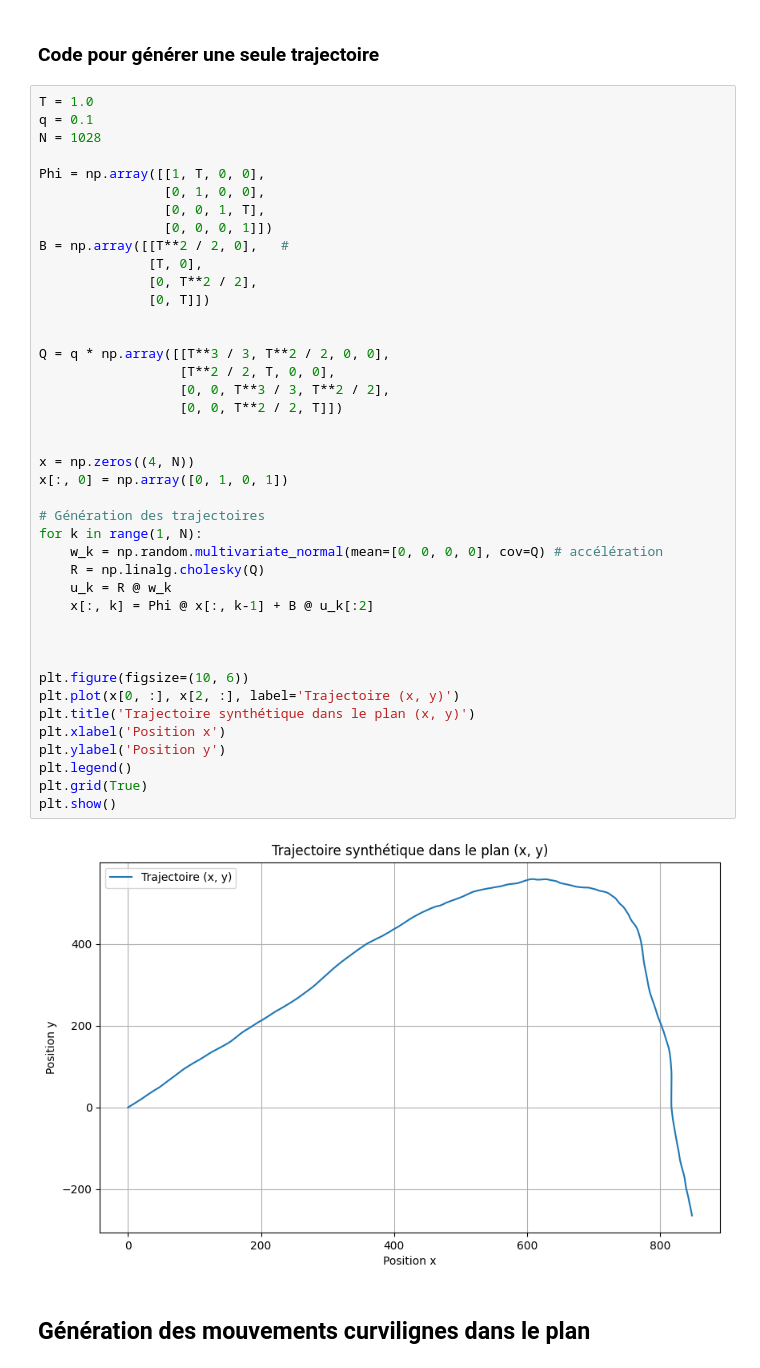
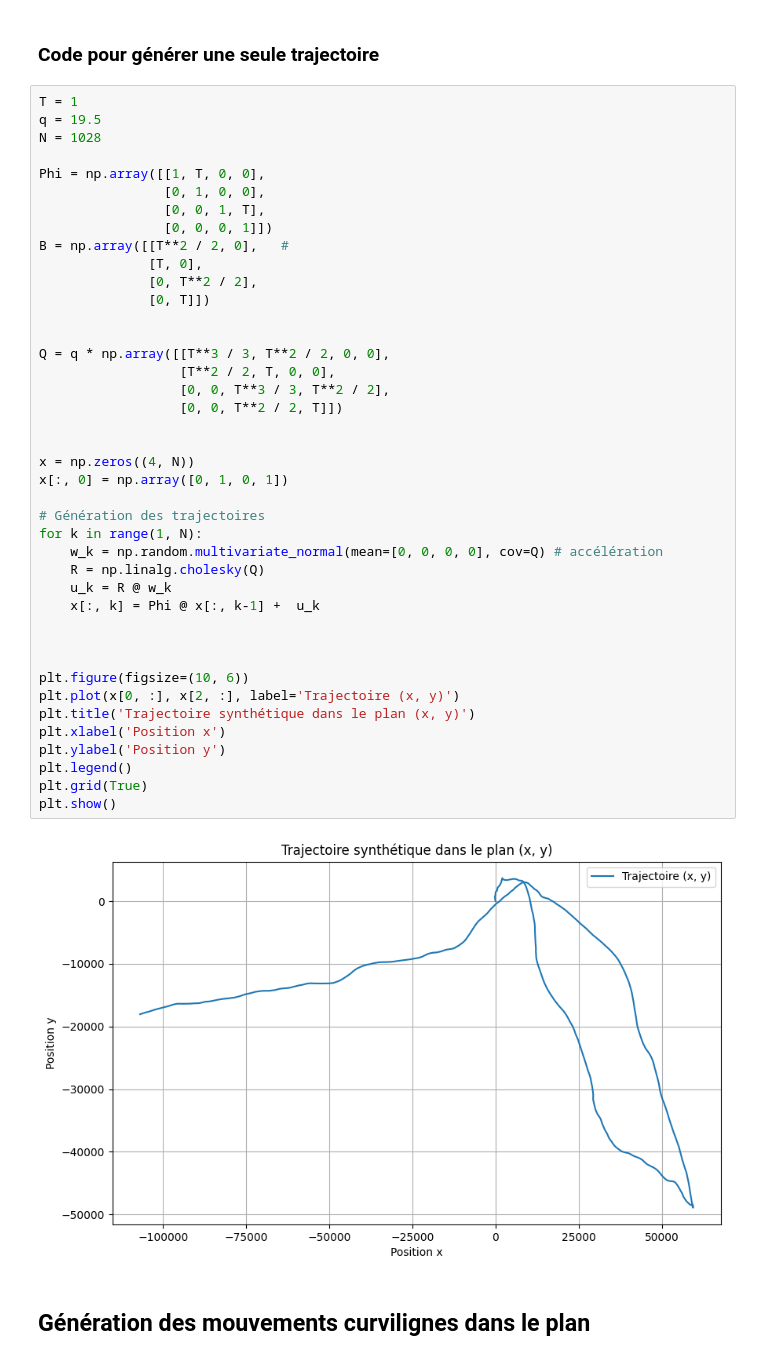
Before and after one commit to getrichthroughcode/Projet-S9, a Jupyter notebook: notebooks/pratique.ipynb, the cells around one changed output. Saved outputs shown, nothing was run; the diff lists cells and outputs as text.

```diff
--- a/notebooks/pratique.ipynb
+++ b/notebooks/pratique.ipynb
@@ -162,8 +162,8 @@ import sys
 # %% [markdown]
 ### **Code pour générer une seule trajectoire**
 # %%
-T = 1.0
-q = 0.1
+T = 1
+q = 19.5
 N = 1028
 
 Phi = np.array([[1, T, 0, 0],
@@ -175,34 +175,34 @@ B = np.array([[T**2 / 2, 0],   #
               [0, T**2 / 2],
               [0, T]])
 
 
 Q = q * np.array([[T**3 / 3, T**2 / 2, 0, 0],
                   [T**2 / 2, T, 0, 0],
                   [0, 0, T**3 / 3, T**2 / 2],
                   [0, 0, T**2 / 2, T]])
 
 
 x = np.zeros((4, N))
 x[:, 0] = np.array([0, 1, 0, 1])
 
 # Génération des trajectoires
 for k in range(1, N):
     w_k = np.random.multivariate_normal(mean=[0, 0, 0, 0], cov=Q) # accélération
     R = np.linalg.cholesky(Q)
     u_k = R @ w_k
-    x[:, k] = Phi @ x[:, k-1] + B @ u_k[:2]
+    x[:, k] = Phi @ x[:, k-1] +  u_k
 
 
 
 plt.figure(figsize=(10, 6))
 plt.plot(x[0, :], x[2, :], label='Trajectoire (x, y)')
 plt.title('Trajectoire synthétique dans le plan (x, y)')
 plt.xlabel('Position x')
 plt.ylabel('Position y')
 plt.legend()
 plt.grid(True)
 plt.show()
 # %% [output]
-[figure, old version]
+[figure, new version]
 # %% [markdown]
 ## **Génération des mouvements curvilignes dans le plan**
```
Also changed, not shown: parts of 4 cells of this notebook, 4 other files.
